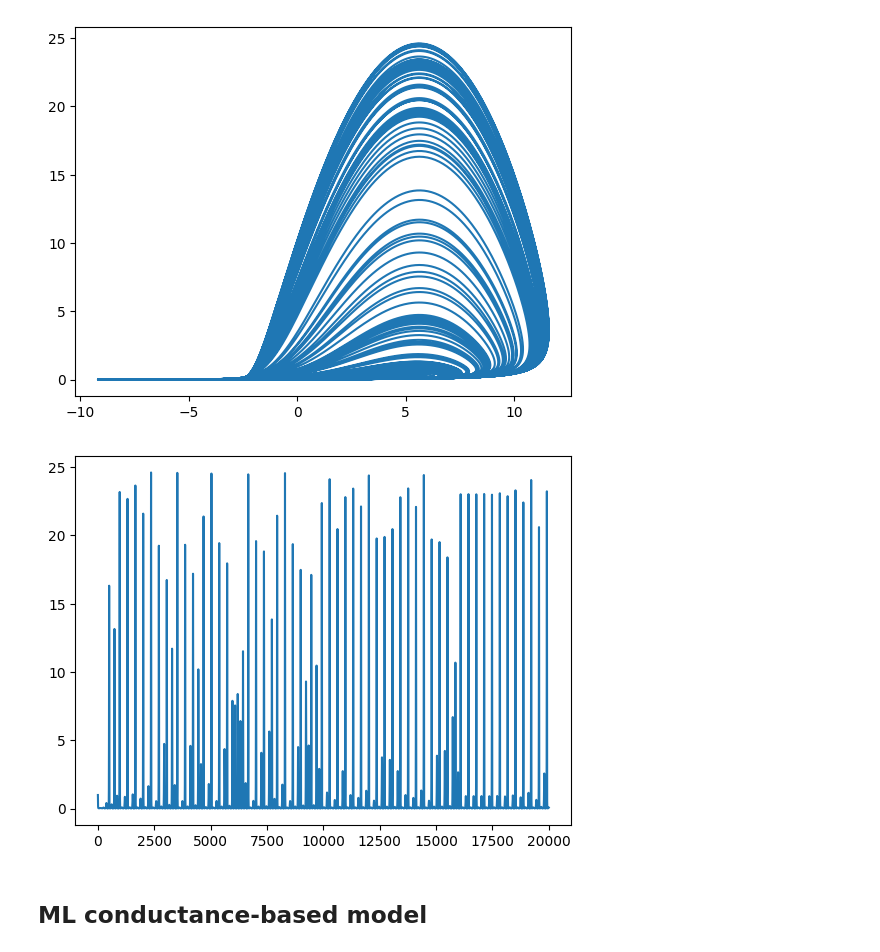
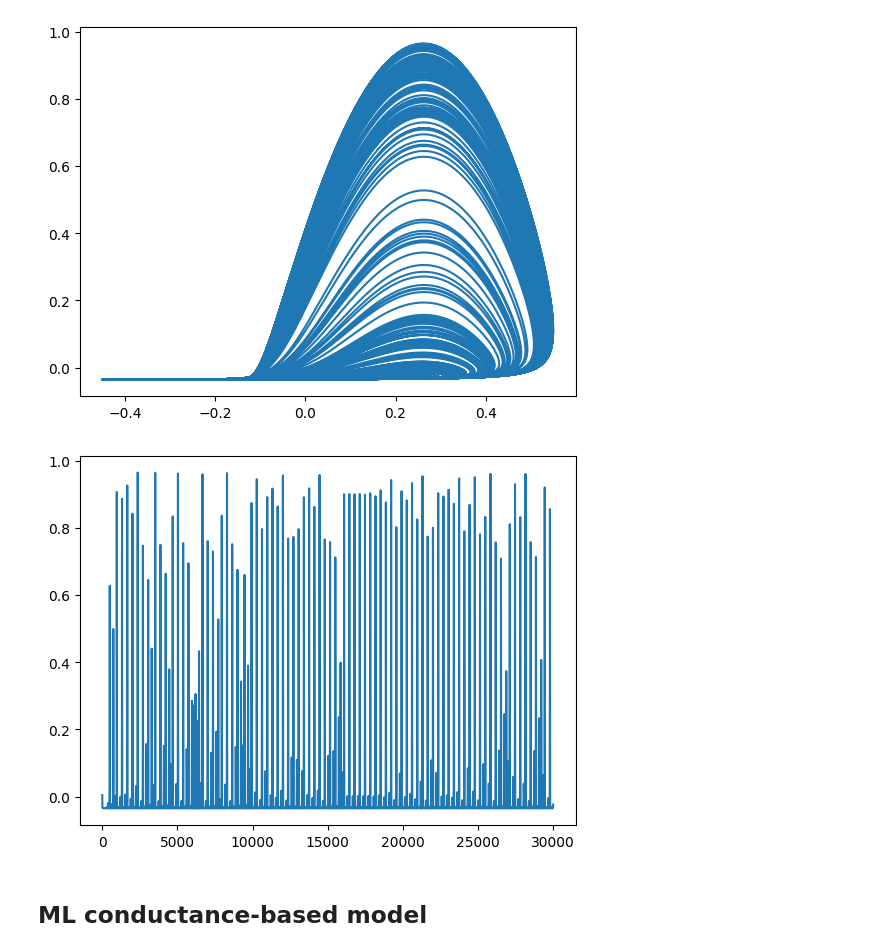
Before and after one commit to themahani/ml_force_research, a Jupyter notebook: morris_lecar/force_rossler.ipynb, the cells around one changed output. Drawn from its saved outputs; the diff is of its cells as text; code cells hidden in the pictures.

Commit message:
fix: issue with marginal density and return map of rossler figure

```diff
--- a/morris_lecar/force_rossler.ipynb
+++ b/morris_lecar/force_rossler.ipynb
@@ -18,7 +18,7 @@ np.random.seed(seed)
 torch.cuda.manual_seed(seed)
 torch.random.manual_seed(seed)
 
-T = 20000
+T = 30_000
 dt = 1e-1
 t = np.arange(0, T, dt)
 nt = t.size
@@ -41,15 +41,15 @@ def rossler(T, dt, tau=0.01, a=0.2, b=0.2, c=5.7):
 x = rossler(T, dt, tau=0.05, a=0.2, b=0.2, c=5.7)
 sup = minmax_transform(x, zero_mean=True)
 # %%
-plt.plot(x[:, 0], x[:, 2])
+plt.plot(sup[:, 0], sup[:, 2])
 plt.show()
 # %% [output]
-[figure, old version]
+[figure, new version]
 # %%
-plt.plot(t, x[:, 2])
+plt.plot(t, sup[:, 2])
 plt.show()
 # %% [output]
-[figure, old version]
+[figure, new version]
 # %% [markdown]
 ## ML conductance-based model
 # %%
```
Also changed, not shown: parts of 12 cells of this notebook, 2 other files.
